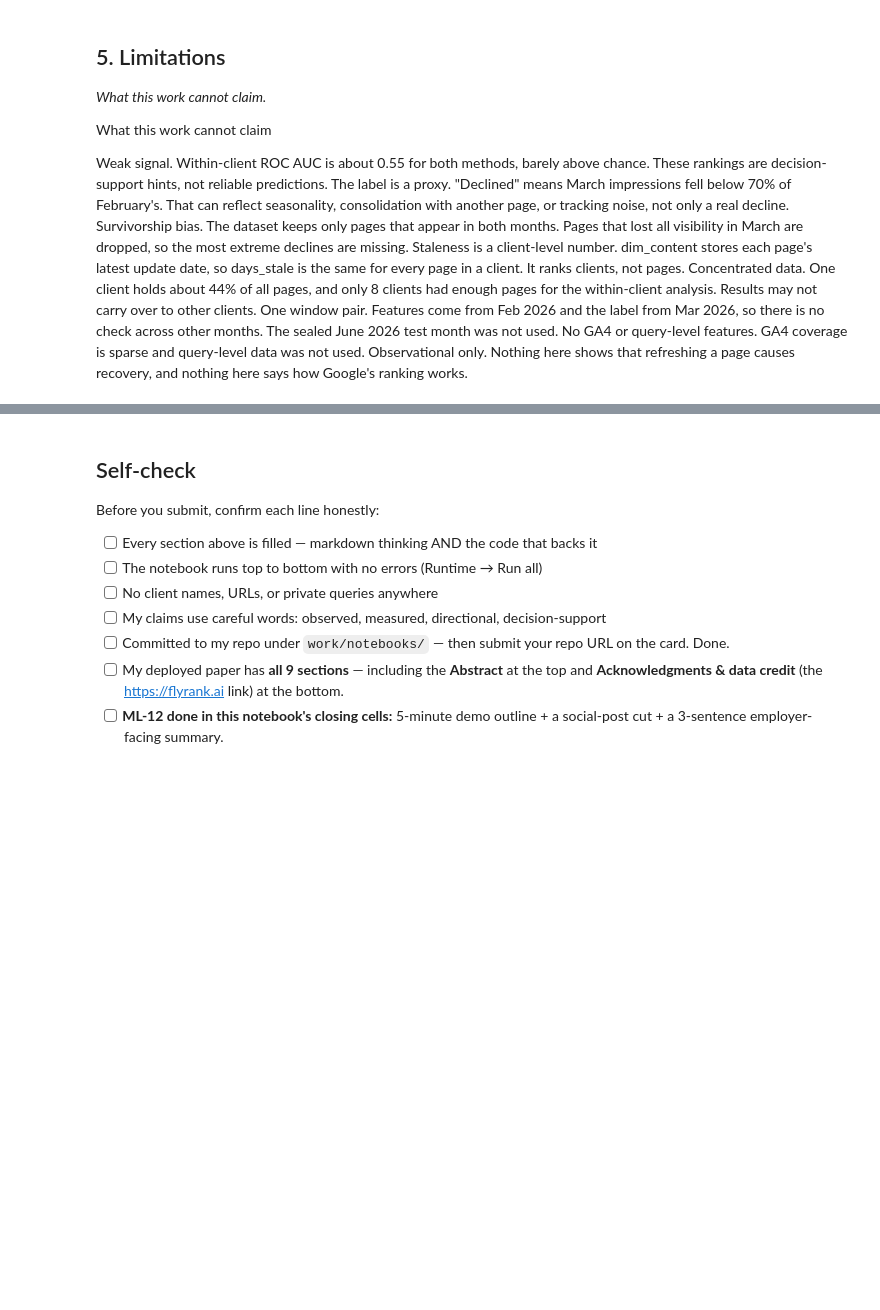
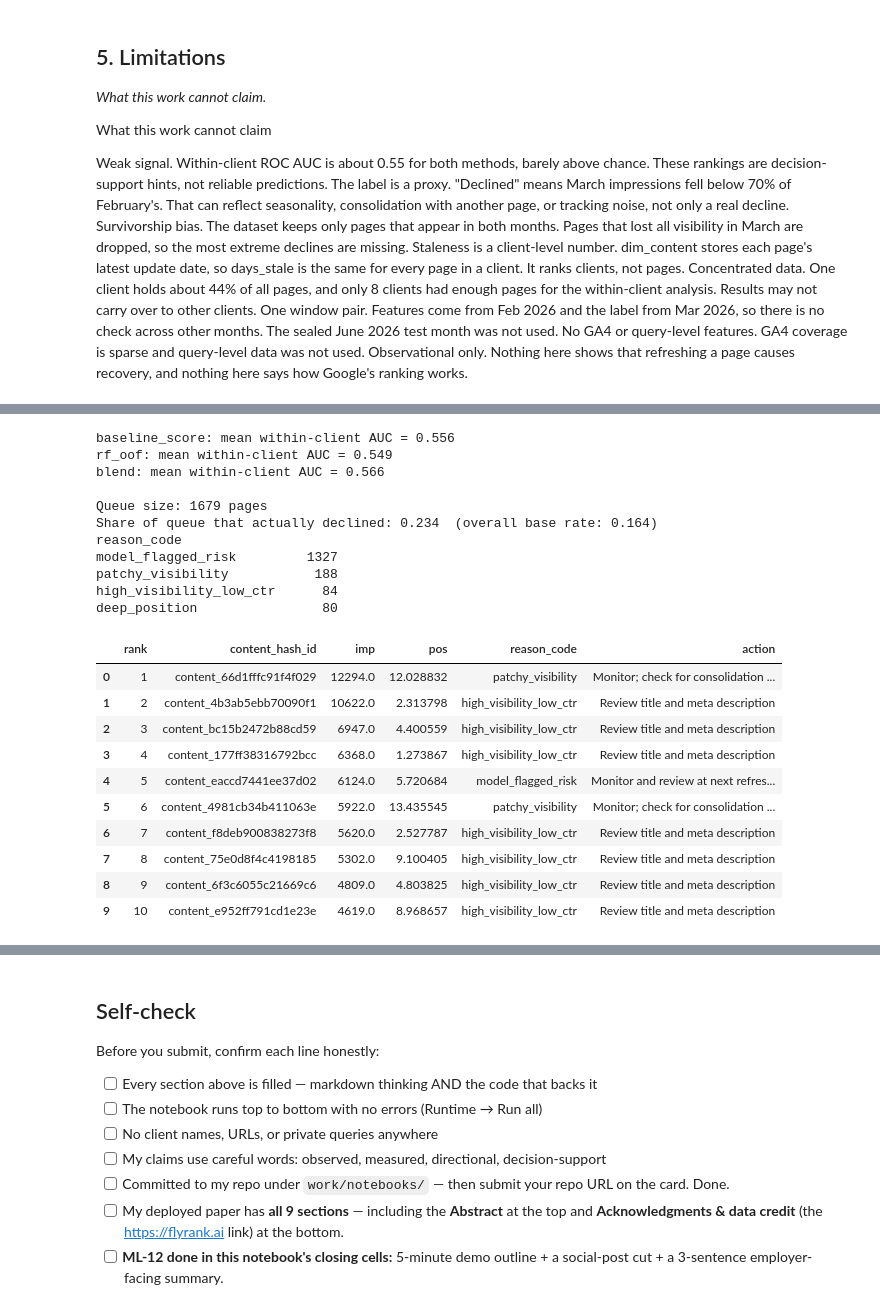
Before and after one commit to codingsheep17/flyrank-ml-internship, a Jupyter notebook: work/notebooks/capstone.ipynb, the cells around one changed output, grey strips where cells are left out. Cells and saved outputs as stored; diff of their text form; code cells hidden in the pictures; blank space fills up the shorter version.

```diff
--- a/work/notebooks/capstone.ipynb
+++ b/work/notebooks/capstone.ipynb
@@ -382,3 +387,68 @@ Observational only. Nothing here shows that refreshing a page causes recovery, a
+# %%
+# 1) Does blending the two weak signals help? Same within-client AUC test as before.
+d["blend"] = 0.5 * d["baseline_score"].rank(pct=True) + 0.5 * d["rf_oof"].rank(pct=True)
+
+def mean_within_auc(col):
+    aucs = []
+    for cid, g in d.groupby("client_hash_id"):
+        pos = g["y"].sum()
+        if len(g) >= 100 and pos >= 10 and (len(g) - pos) >= 10:
+            aucs.append(roc_auc_score(g["y"], g[col]))
+    return np.mean(aucs)
+
+for col in ["baseline_score", "rf_oof", "blend"]:
+    print(f"{col}: mean within-client AUC = {mean_within_auc(col):.3f}")
+
+# 2) Review queue: top 10% of pages inside each client
+d["client_pct"] = d.groupby("client_hash_id")["blend"].rank(pct=True)
+d["ctr_pct"] = d.groupby("position_bucket", observed=True)["ctr"].rank(pct=True)
+imp_q75 = d["imp"].quantile(0.75)
+
+def reason_and_action(r):
+    if r["ctr_pct"] <= 0.25 and r["imp"] >= imp_q75:
+        return "high_visibility_low_ctr", "Review title and meta description"
+    if r["pos"] > 20:
+        return "deep_position", "Review content depth and intent match"
+    if r["days_visible"] < 20:
+        return "patchy_visibility", "Monitor; check for consolidation or indexing"
+    return "model_flagged_risk", "Monitor and review at next refresh cycle"
+
+queue = d[d["client_pct"] >= 0.90].copy()
+queue[["reason_code", "action"]] = queue.apply(lambda r: pd.Series(reason_and_action(r)), axis=1)
+queue = queue.sort_values("imp", ascending=False).reset_index(drop=True)
+queue["rank"] = queue.index + 1
+
+print(f"\nQueue size: {len(queue)} pages")
+print(f"Share of queue that actually declined: {queue['y'].mean():.3f}  (overall base rate: {d['y'].mean():.3f})")
+print(queue["reason_code"].value_counts().to_string())
+
+cols = ["rank", "content_hash_id", "imp", "pos", "reason_code", "action"]
+os.makedirs("work/outputs", exist_ok=True)
+queue[cols].to_csv("work/outputs/ranked_recommendations.csv", index=False)
+queue[cols].head(10)
+# %% [output]
+baseline_score: mean within-client AUC = 0.556
+rf_oof: mean within-client AUC = 0.549
+blend: mean within-client AUC = 0.566
+
+Queue size: 1679 pages
+Share of queue that actually declined: 0.234  (overall base rate: 0.164)
+reason_code
+model_flagged_risk         1327
+patchy_visibility           188
+high_visibility_low_ctr      84
+deep_position                80
+|  | rank | content_hash_id | imp | pos | reason_code | action |
+| 0 | 1 | content_66d1fffc91f4f029 | 12294.0 | 12.028832 | patchy_visibility | Monitor; check for consolidation ... |
+| 1 | 2 | content_4b3ab5ebb70090f1 | 10622.0 | 2.313798 | high_visibility_low_ctr | Review title and meta description |
+| 2 | 3 | content_bc15b2472b88cd59 | 6947.0 | 4.400559 | high_visibility_low_ctr | Review title and meta description |
+| 3 | 4 | content_177ff38316792bcc | 6368.0 | 1.273867 | high_visibility_low_ctr | Review title and meta description |
+| 4 | 5 | content_eaccd7441ee37d02 | 6124.0 | 5.720684 | model_flagged_risk | Monitor and review at next refres... |
+| 5 | 6 | content_4981cb34b411063e | 5922.0 | 13.435545 | patchy_visibility | Monitor; check for consolidation ... |
+| 6 | 7 | content_f8deb900838273f8 | 5620.0 | 2.527787 | high_visibility_low_ctr | Review title and meta description |
+| 7 | 8 | content_75e0d8f4c4198185 | 5302.0 | 9.100405 | high_visibility_low_ctr | Review title and meta description |
+| 8 | 9 | content_6f3c6055c21669c6 | 4809.0 | 4.803825 | high_visibility_low_ctr | Review title and meta description |
+| 9 | 10 | content_e952ff791cd1e23e | 4619.0 | 8.968657 | high_visibility_low_ctr | Review title and meta description |
 # %% [markdown]
 ## 7. Artifacts the paper embeds
 
```
Also changed, not shown: parts of 3 cells of this notebook.
